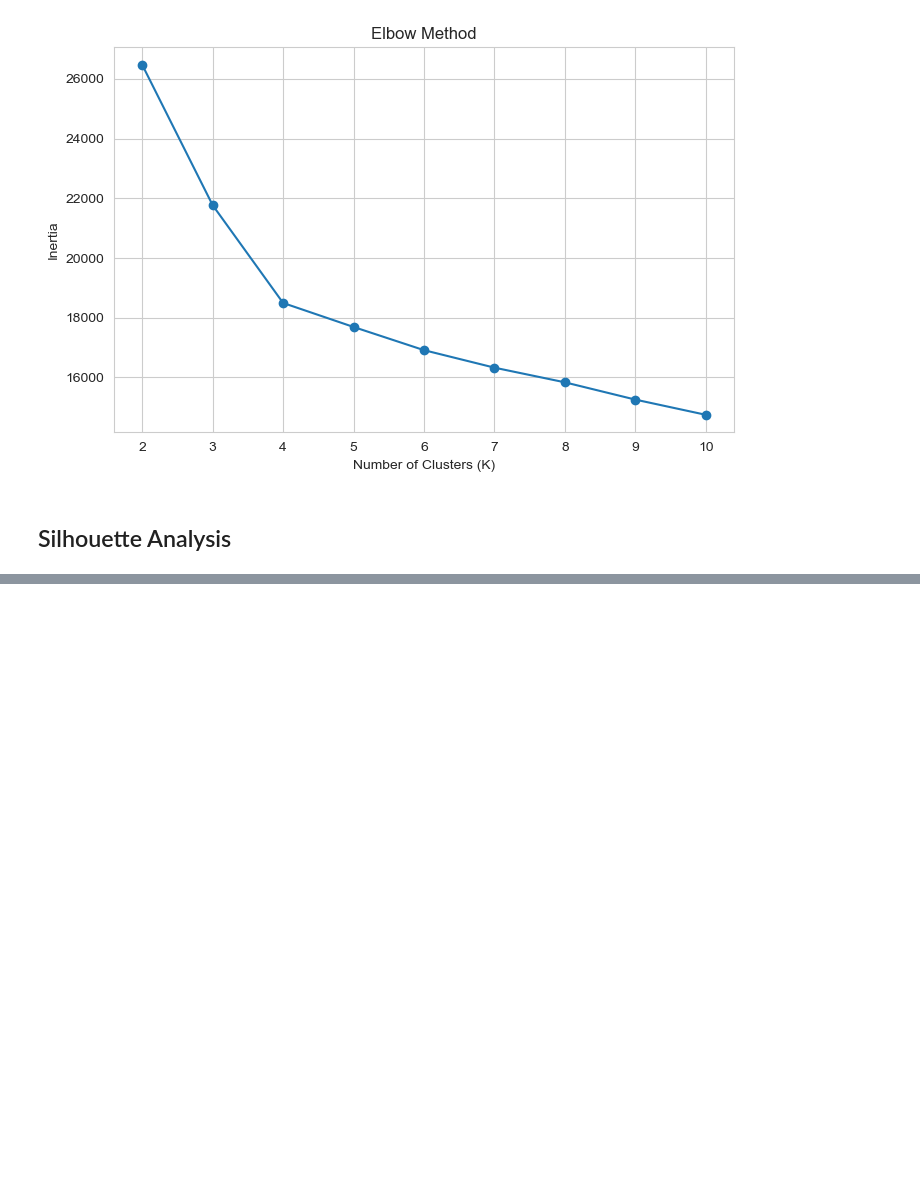
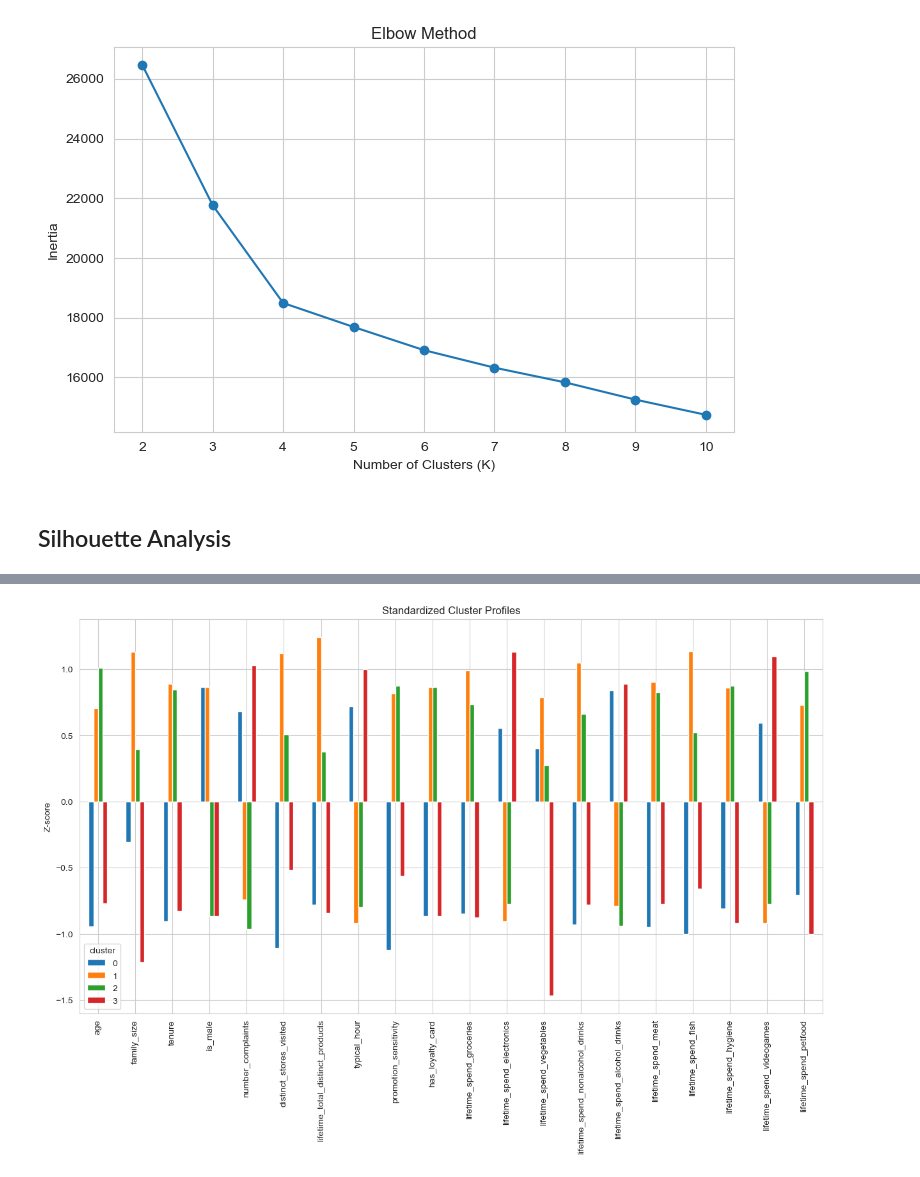
Before and after one commit to saifhoque15-netizen/ML2-Customer-Segmentation, a Jupyter notebook: notebooks/Customer_Segmentation.ipynb, the cells around one changed output, grey strips where cells are left out. Cells and saved outputs as stored; diff of their text form; code cells hidden in the pictures; blank space fills up the shorter version.

```diff
--- a/notebooks/Customer_Segmentation.ipynb
+++ b/notebooks/Customer_Segmentation.ipynb
@@ -538,0 +617,20 @@ plt.show()
+# %%
+cluster_profile_z = (
+    customer_clean.groupby('cluster')[cluster_features]
+    .mean()
+)
+
+cluster_profile_z = (
+    cluster_profile_z - cluster_profile_z.mean()
+) / cluster_profile_z.std()
+
+cluster_profile_z.T.plot(
+    kind='bar',
+    figsize=(15,8)
+)
+
+plt.title('Standardized Cluster Profiles')
+plt.ylabel('Z-score')
+plt.show()
+# %% [output]
+[figure, added]
```
Also changed, not shown: parts of 23 cells of this notebook.
